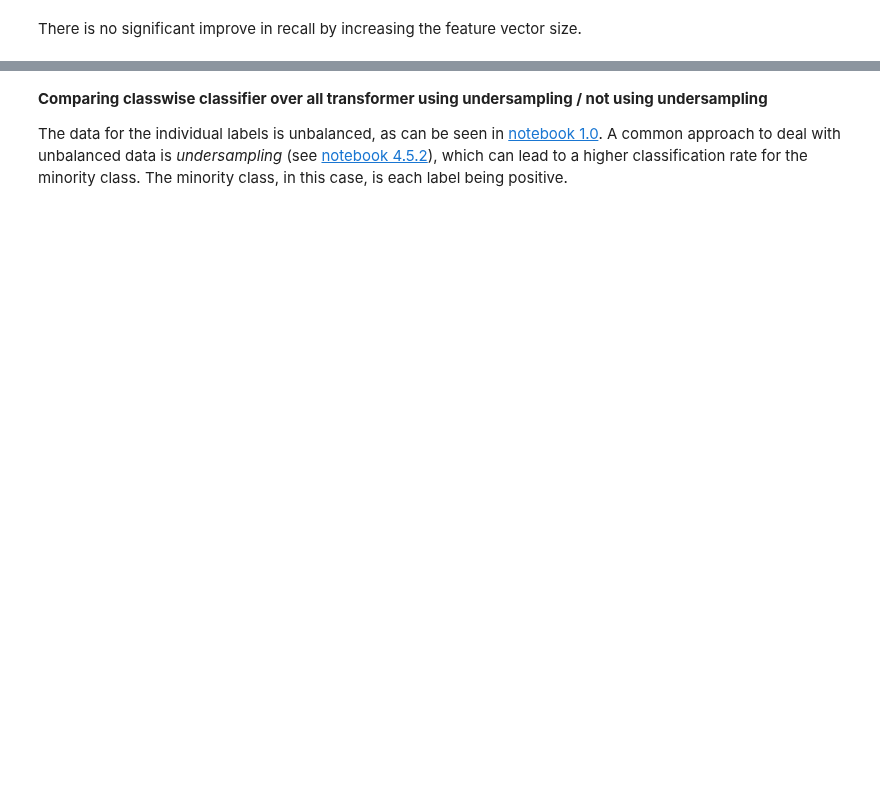
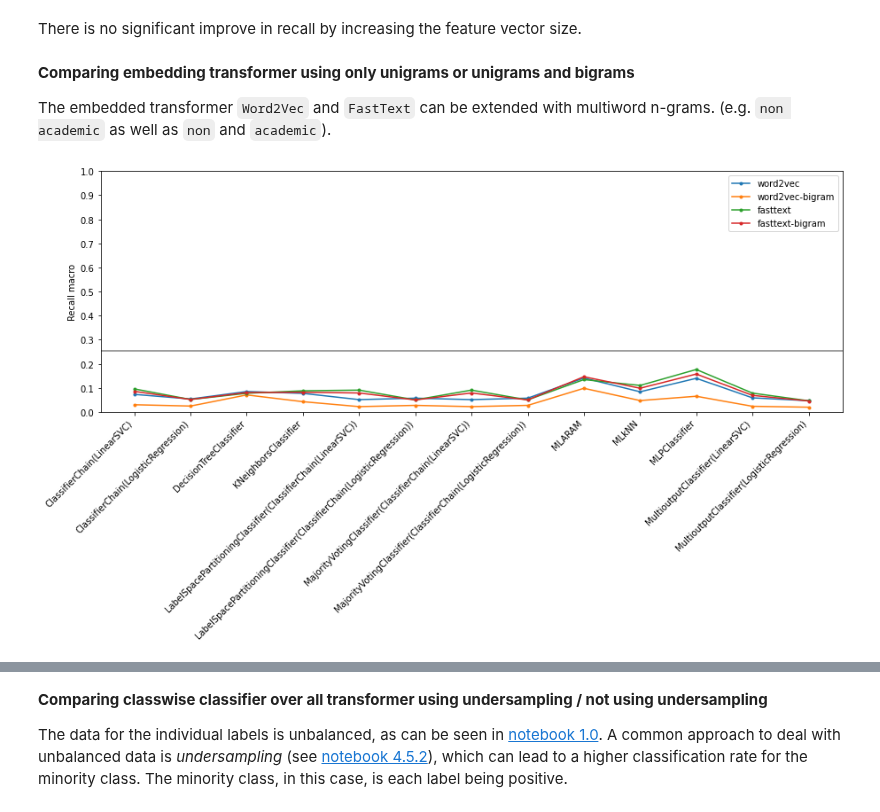
Before and after one commit to gefei-htw/academia_tag_recommender, a Jupyter notebook: notebooks/5.0-me-performance-comparison.ipynb, the cells around one changed output, grey strips where cells are left out. Cells and saved outputs as stored; diff of their text form; code cells hidden in the pictures; blank space fills up the shorter version.

```diff
--- a/notebooks/5.0-me-performance-comparison.ipynb
+++ b/notebooks/5.0-me-performance-comparison.ipynb
@@ -233,2 +220,39 @@ plt.show()
 # %% [markdown]
 There is no significant improve in recall by increasing the feature vector size.
+# %% [markdown]
+**Comparing embedding transformer using only unigrams or unigrams and bigrams**
+
+The embedded transformer `Word2Vec` and `FastText` can be extended with multiword n-grams. (e.g. `non academic` as well as `non` and `academic`).
+# %%
+transformer = ['word2vec', 'word2vec-bigram', 'fasttext', 'fasttext-bigram']
+classifier = ['ClassifierChain(LinearSVC)', 'ClassifierChain(LogisticRegression)',
+              'DecisionTreeClassifier', 'KNeighborsClassifier',
+              'LabelSpacePartitioningClassifier(ClassifierChain(LinearSVC))', 'LabelSpacePartitioningClassifier(ClassifierChain(LogisticRegression))',
+              'MajorityVotingClassifier(ClassifierChain(LinearSVC))', 'MajorityVotingClassifier(ClassifierChain(LogisticRegression))',
+              'MLARAM', 'MLkNN', 'MLPClassifier',
+              'MultioutputClassifier(LinearSVC)', 'MultioutputClassifier(LogisticRegression)']
+
+x_pos = np.arange(len(classifier))
+fig, ax = plt.subplots(figsize=(15,5))
+for transform in transformer:
+    evals = []
+    for path in paths:
+        for i, classifier_ in enumerate(classifier):
+            mask = 'name=' + classifier_ + '&v=' + transform + '&'
+            if mask in path.name:
+                clf = load(path)
+                evals.append((i, clf.evaluation.recall_macro))
+    evals.sort(key=lambda x: x[0])
+    x = [eval_[0] for eval_ in evals]
+    y = [eval_[1] for eval_ in evals]
+    ax.plot(x, y, marker=".", label=transform)
+ax.set_xticks(x_pos)
+ax.set_xticklabels(classifier, rotation=45, ha='right')
+ax.set_yticks(np.linspace(0, 1, 11))
+ax.set_ylabel('Recall macro')
+ax.axhline(y=best_recall[0], color='grey')
+ax.legend(loc='best')
+ax.set_title('')
+plt.show()
+# %% [output]
+[figure, added]
```
Also changed, not shown: parts of 10 cells of this notebook, 8 other files.
